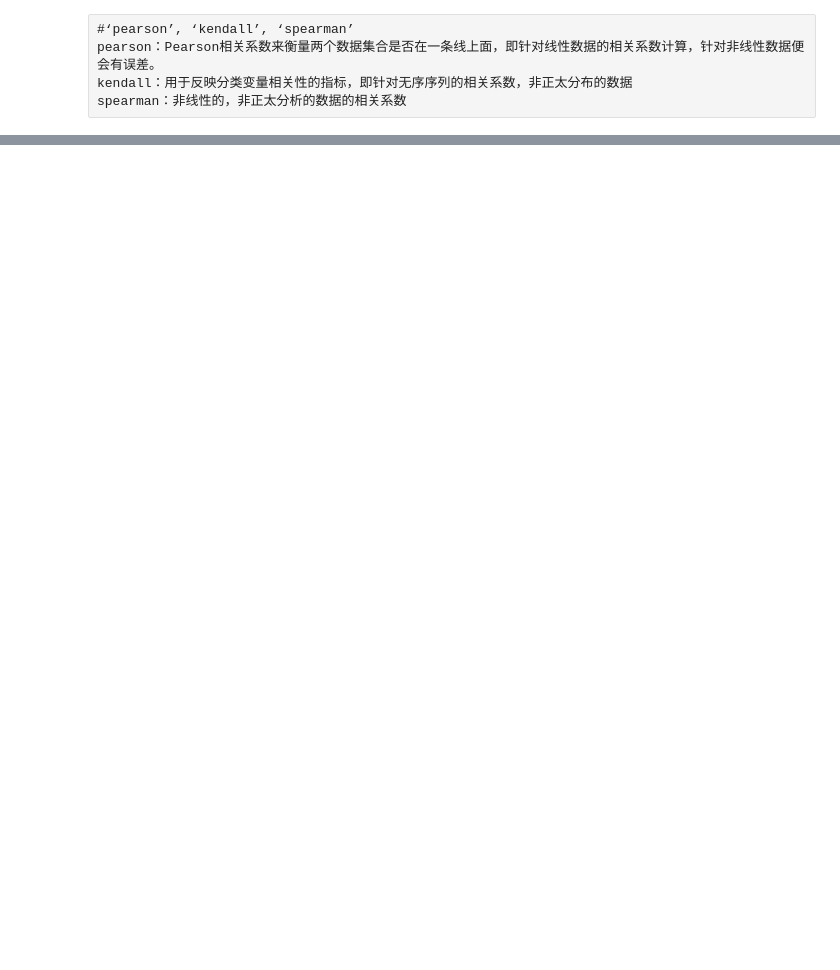
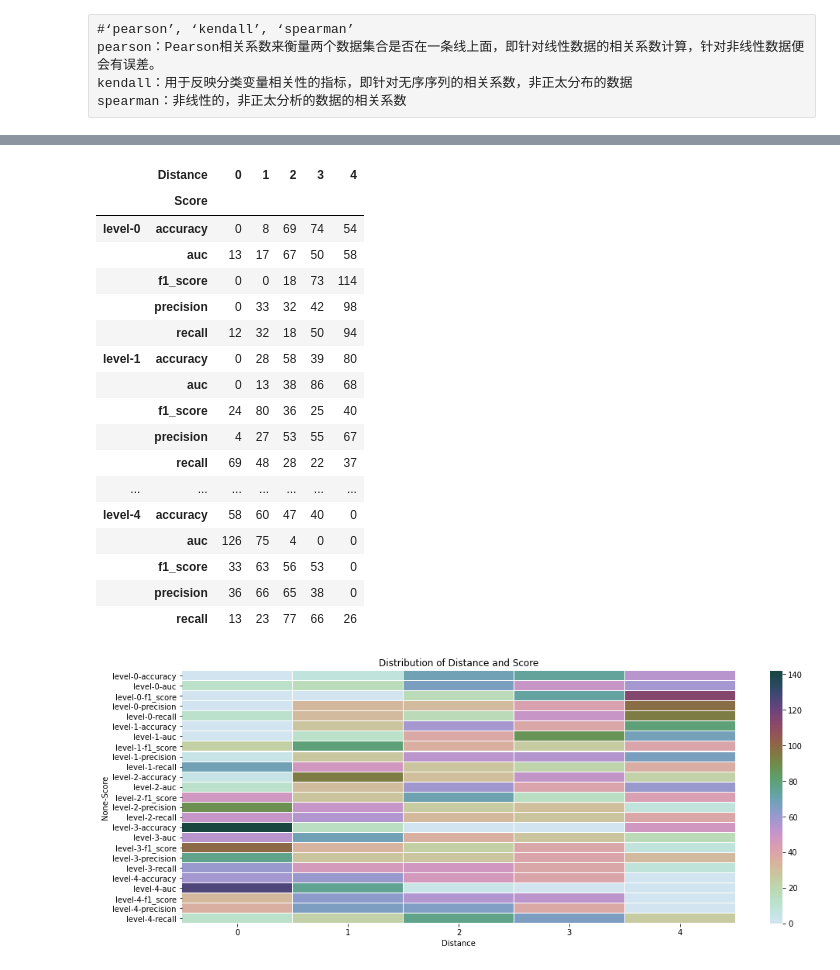
Before and after one commit to jimxie2012/iot-model-evaluation, a Jupyter notebook: src/analyse.ipynb, the cells around one changed output, grey strips where cells are left out. Cells and saved outputs as stored; diff of their text form; code cells hidden in the pictures; blank space fills up the shorter version.

```diff
--- a/src/analyse.ipynb
+++ b/src/analyse.ipynb
@@ -324,0 +333,36 @@ Detail correlation for train set  s-1-2-0
+# %%
+def get_distribution( df, metric = "EDM", degree = 9 ):
+    df_test = df[[metric,'train','valid','recall', 'accuracy', 'precision', 'auc', 'f1_score']]
+    df_test[metric] = ( df_test[metric] - df_test[metric].mean() ) / ( df_test[metric].max()-df_test[metric].min() )
+    df_t = df_test.sort_values(by=metric)
+    for key in [metric,'recall', 'accuracy', 'precision', 'auc', 'f1_score']:
+        cate = pd.qcut( df_t[key], degree, labels=False, duplicates='drop', precision=8)
+        cate.fillna(-1,inplace=True)
+        df_t[key] = cate
+    df_dis = pd.DataFrame()
+    all_data = []
+    for d,df in df_t.groupby(metric):
+        del df['train']
+        del df['valid']
+        del df[metric]
+        pd_keys = df.keys()
+        pd_keys.sort_values()
+        for item in pd_keys:
+            tmp = {}
+            tmp['Distance'] = d
+            tmp['Score'] = item
+            jdata = json.loads(df[item].value_counts().to_json())
+            json_keys = list(jdata.keys())
+            json_keys.sort()
+            for key in json_keys:
+                value = jdata[key]
+                tmp["level-%s"%key] = int(value)
+            all_data.append( tmp )
+    df_dis = pd.DataFrame(all_data).fillna(0)
+    for i in range(len(df_t[metric].unique())):
+        key = "level-%d"%i
+        df_dis[key] = df_dis[key].astype(int)
+    return df_dis
+# %%
+df_dis = get_distribution(df_all ,metric = 'EDM', degree = 5 )
+df_dis.head(5)
@@ -324,0 +376,25 @@ Detail correlation for train set  s-1-2-0
+# %%
+pt = df_dis.pivot_table(index='Distance', columns=['Score'] ,aggfunc=np.sum)
+ax = show_heatmap(pt.T)
+ax.set_title("Distribution of Distance and Score")
+pt.T
+# %% [output]
+|  | Distance | 0 | 1 | 2 | 3 | 4 |
+|  | Score |  |  |  |  |  |
+| level-0 | accuracy | 0 | 8 | 69 | 74 | 54 |
+|  | auc | 13 | 17 | 67 | 50 | 58 |
+|  | f1_score | 0 | 0 | 18 | 73 | 114 |
+|  | precision | 0 | 33 | 32 | 42 | 98 |
+|  | recall | 12 | 32 | 18 | 50 | 94 |
+| level-1 | accuracy | 0 | 28 | 58 | 39 | 80 |
+|  | auc | 0 | 13 | 38 | 86 | 68 |
+|  | f1_score | 24 | 80 | 36 | 25 | 40 |
+|  | precision | 4 | 27 | 53 | 55 | 67 |
+|  | recall | 69 | 48 | 28 | 22 | 37 |
+| ... | ... | ... | ... | ... | ... | ... |
+| level-4 | accuracy | 58 | 60 | 47 | 40 | 0 |
+|  | auc | 126 | 75 | 4 | 0 | 0 |
+|  | f1_score | 33 | 63 | 56 | 53 | 0 |
+|  | precision | 36 | 66 | 65 | 38 | 0 |
+|  | recall | 13 | 23 | 77 | 66 | 26 |
+[figure, added]
```
Also changed, not shown: parts of 24 cells of this notebook, 3 other files.
